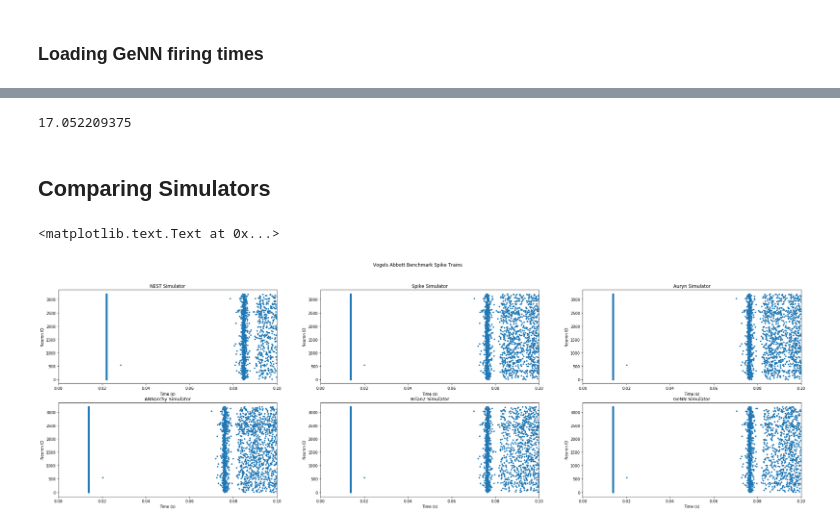
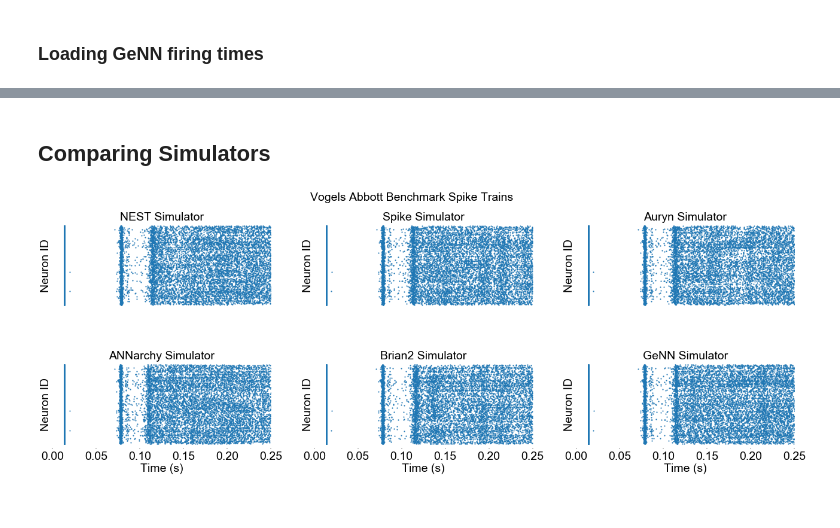
Before and after one commit to nasiryahm/SNNSimulatorComparison, a Jupyter notebook: Benchmarks/VogelsAbbott/_results/SimulatorComparisons.ipynb, the cells around one changed output, grey strips where cells are left out. Cells and saved outputs as stored; diff of their text form; code cells hidden in the pictures.

Commit message:
New VA Benchmark Analyses in iPython Notebook.

```diff
--- a/Benchmarks/VogelsAbbott/_results/SimulatorComparisons.ipynb
+++ b/Benchmarks/VogelsAbbott/_results/SimulatorComparisons.ipynb
@@ -105,7 +70,5 @@ spike_neuronrates = get_rates(spike_df["ids"].values, spike_df["times"].values)
 # %%
 spike_data = {
     "name": "Spike",
-    "spikes": spike_df,
-    "ISIs": spike_ISIs,
-    "rates": spike_neuronrates
+    "spikes": spike_df
 }
@@ -133,7 +87,5 @@ annarchy_neuronrates = get_rates(annarchy_df["ids"].values, annarchy_df["times"]
 # %%
 annarchy_data = {
     "name": "ANNarchy",
-    "spikes": annarchy_df,
-    "ISIs": annarchy_ISIs,
-    "rates": annarchy_neuronrates
+    "spikes": annarchy_df
 }
@@ -158,7 +101,5 @@ brian2_neuronrates = get_rates(brian2_df["ids"].values, brian2_df["times"].value
 # %%
 brian2_data = {
     "name": "Brian2",
-    "spikes": brian2_df,
-    "ISIs": brian2_ISIs,
-    "rates": brian2_neuronrates
+    "spikes": brian2_df
 }
@@ -192,13 +120,7 @@ genn_neuronrates = get_rates(genn_df["ids"].values, genn_df["times"].values)
 genn_data = {
     "name": "GeNN",
     "spikes": genn_df,
-    "ISIs": genn_ISIs,
-    "rates": genn_neuronrates
 }
-# %%
-np.mean(genn_neuronrates)
-# %% [output]
-17.052209375
 # %% [markdown]
 ## Comparing Simulators
 # %%
@@ -211,20 +133,29 @@ simulator_data = [
     genn_data
 ]
 # %%
-fig = plt.figure(figsize=(35, 10))
+fig = plt.figure(figsize=(40, 12.5), dpi=40)
 starttime = 0.0
-endtime = 0.1
+endtime = 0.25
 
 for index, data in enumerate(simulator_data):
     ax = plt.subplot(2, len(simulator_data) / 2, index + 1)
     mask = (data["spikes"]["times"] > starttime) & (data["spikes"]["times"] < endtime) & (data["spikes"]["ids"] < 3200)
-    ax.scatter(data["spikes"]["times"][mask], data["spikes"]["ids"][mask], marker='.')
+    ax.scatter(data["spikes"]["times"][mask], data["spikes"]["ids"][mask], marker='.', s=50)
     ax.set_title(data["name"] + " Simulator")
     ax.set_xlabel("Time (s)")
     ax.set_ylabel("Neuron ID")
+    ax.set_yticks([])
+    if (index < len(simulator_data) / 2):
+        ax.set_xticks([])
+        ax.set_xlabel("")
     ax.set_xlim([starttime, endtime])
+    ax.spines['top'].set_visible(False)
+    ax.spines['right'].set_visible(False)
+    ax.spines['bottom'].set_visible(False)
+    ax.spines['left'].set_visible(False)
 
-fig.suptitle('Vogels Abbott Benchmark Spike Trains')
+plt.subplots_adjust(hspace=0.6)
+
+_ = fig.suptitle('Vogels Abbott Benchmark Spike Trains')
 # %% [output]
-<matplotlib.text.Text at 0x...>
-[figure, old version]
+[figure, new version]
```
Also changed, not shown: parts of 52 cells of this notebook.
